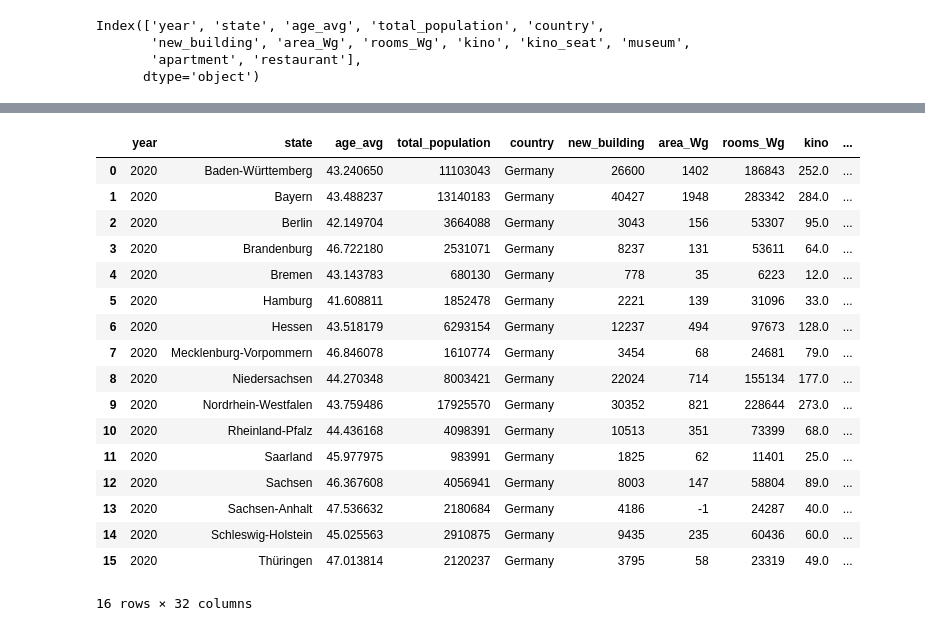
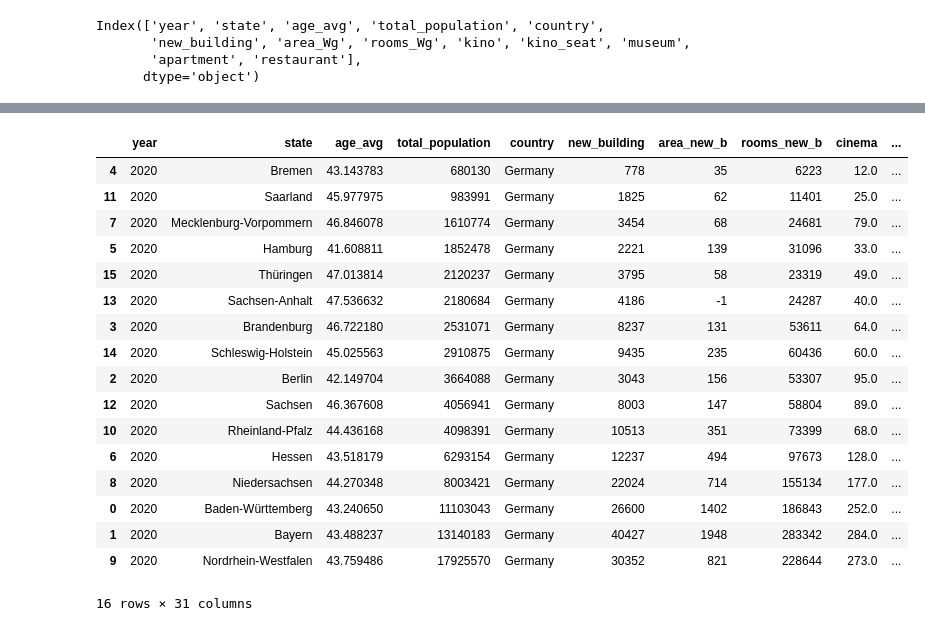
Before and after one commit to deminghh/House-Buyer-Guide, a Jupyter notebook: scoring_bundesland.ipynb, the cells around one changed output, grey strips where cells are left out. Drawn from its saved outputs; the diff is of its cells as text; code cells hidden in the pictures.

Commit message:
Add modified scores

```diff
--- a/scoring_bundesland.ipynb
+++ b/scoring_bundesland.ipynb
@@ -414,15 +436,17 @@ Index(['year', 'state', 'age_avg', 'total_population', 'country',
 # %%
-columns = ['age_avg', 'new_building', 'area_Wg', 'rooms_Wg', 'kino', 'kino_seat', 'museum',
+columns = ['age_avg', 'new_building', 'area_new_b', 'rooms_new_b', 'cinema', 'cinema_seat', 'museum',
        'apartment', 'restaurant']
 
-for col in columns:
+for col in columns[1:]:
     result['%s_per_resident' % col] = result[col] / result['total_population']
 
 min_2020 = result.min()
 max_2020 = result.max()
 
-for col in columns:
+for col in columns[1:]:
     col_pr = '%s_per_resident' % col
     result['scaled_%s' % col] = result[col_pr].map(lambda x: (x - min_2020[col_pr]) / (max_2020[col_pr] - min_2020[col_pr]))
+result['scaled_age_avg'] = result['age_avg'].map(lambda x: (x - min_2020['age_avg']) / (max_2020['age_avg'] - min_2020['age_avg']))
+
 result
 # %% [output]
@@ -446,0 +471,3 @@ result
+# %%
+result.drop(columns=['area_Wg_per_resident', 'rooms_Wg_per_resident', 'kino_per_resident',
+       'kino_seat_per_resident'], inplace=True)
@@ -446,0 +491,13 @@ result
+# %%
+result.columns = ['year', 'state', 'age_avg', 'total_population', 'country',
+       'new_building', 'area_new_b', 'rooms_new_b', 'cinema', 'cinema_seat',
+       'museum', 'apartment', 'restaurant', 'new_building_per_resident',
+       'area_new_b_per_resident', 'rooms_new_b_per_resident',
+       'cinema_per_resident', 'cinema_seat_per_resident',
+       'museum_per_resident', 'apartment_per_resident',
+       'restaurant_per_resident', 'scaled_age_avg','scaled_new_building',
+       'scaled_rooms_new_b', 'scaled_area_new_b', 'scaled_cinema', 'scaled_cinema_seat','scaled_museum',
+       'scaled_apartment', 'scaled_restaurant',
+       'score']
+# %%
+result.drop(columns='age_avg_per_resident', inplace=True)
@@ -447,24 +525,24 @@ result
 # %%
 result['score'] = [0] * 16
 for col in columns:
     result['score'] += result['scaled_%s' % col]
-result
+result.sort_values(by='total_population')
 # %% [output]
-|  | year | state | age_avg | total_population | country | new_building | area_Wg | rooms_Wg | kino | ... |
+|  | year | state | age_avg | total_population | country | new_building | area_new_b | rooms_new_b | cinema | ... |
+| 4 | 2020 | Bremen | 43.143783 | 680130 | Germany | 778 | 35 | 6223 | 12.0 | ... |
+| 11 | 2020 | Saarland | 45.977975 | 983991 | Germany | 1825 | 62 | 11401 | 25.0 | ... |
+| 7 | 2020 | Mecklenburg-Vorpommern | 46.846078 | 1610774 | Germany | 3454 | 68 | 24681 | 79.0 | ... |
+| 5 | 2020 | Hamburg | 41.608811 | 1852478 | Germany | 2221 | 139 | 31096 | 33.0 | ... |
+| 15 | 2020 | Thüringen | 47.013814 | 2120237 | Germany | 3795 | 58 | 23319 | 49.0 | ... |
+| 13 | 2020 | Sachsen-Anhalt | 47.536632 | 2180684 | Germany | 4186 | -1 | 24287 | 40.0 | ... |
+| 3 | 2020 | Brandenburg | 46.722180 | 2531071 | Germany | 8237 | 131 | 53611 | 64.0 | ... |
+| 14 | 2020 | Schleswig-Holstein | 45.025563 | 2910875 | Germany | 9435 | 235 | 60436 | 60.0 | ... |
+| 2 | 2020 | Berlin | 42.149704 | 3664088 | Germany | 3043 | 156 | 53307 | 95.0 | ... |
+| 12 | 2020 | Sachsen | 46.367608 | 4056941 | Germany | 8003 | 147 | 58804 | 89.0 | ... |
+| 10 | 2020 | Rheinland-Pfalz | 44.436168 | 4098391 | Germany | 10513 | 351 | 73399 | 68.0 | ... |
+| 6 | 2020 | Hessen | 43.518179 | 6293154 | Germany | 12237 | 494 | 97673 | 128.0 | ... |
+| 8 | 2020 | Niedersachsen | 44.270348 | 8003421 | Germany | 22024 | 714 | 155134 | 177.0 | ... |
 | 0 | 2020 | Baden-Württemberg | 43.240650 | 11103043 | Germany | 26600 | 1402 | 186843 | 252.0 | ... |
 | 1 | 2020 | Bayern | 43.488237 | 13140183 | Germany | 40427 | 1948 | 283342 | 284.0 | ... |
-| 2 | 2020 | Berlin | 42.149704 | 3664088 | Germany | 3043 | 156 | 53307 | 95.0 | ... |
-| 3 | 2020 | Brandenburg | 46.722180 | 2531071 | Germany | 8237 | 131 | 53611 | 64.0 | ... |
-| 4 | 2020 | Bremen | 43.143783 | 680130 | Germany | 778 | 35 | 6223 | 12.0 | ... |
-| 5 | 2020 | Hamburg | 41.608811 | 1852478 | Germany | 2221 | 139 | 31096 | 33.0 | ... |
-| 6 | 2020 | Hessen | 43.518179 | 6293154 | Germany | 12237 | 494 | 97673 | 128.0 | ... |
-| 7 | 2020 | Mecklenburg-Vorpommern | 46.846078 | 1610774 | Germany | 3454 | 68 | 24681 | 79.0 | ... |
-| 8 | 2020 | Niedersachsen | 44.270348 | 8003421 | Germany | 22024 | 714 | 155134 | 177.0 | ... |
 | 9 | 2020 | Nordrhein-Westfalen | 43.759486 | 17925570 | Germany | 30352 | 821 | 228644 | 273.0 | ... |
-| 10 | 2020 | Rheinland-Pfalz | 44.436168 | 4098391 | Germany | 10513 | 351 | 73399 | 68.0 | ... |
-| 11 | 2020 | Saarland | 45.977975 | 983991 | Germany | 1825 | 62 | 11401 | 25.0 | ... |
-| 12 | 2020 | Sachsen | 46.367608 | 4056941 | Germany | 8003 | 147 | 58804 | 89.0 | ... |
-| 13 | 2020 | Sachsen-Anhalt | 47.536632 | 2180684 | Germany | 4186 | -1 | 24287 | 40.0 | ... |
-| 14 | 2020 | Schleswig-Holstein | 45.025563 | 2910875 | Germany | 9435 | 235 | 60436 | 60.0 | ... |
-| 15 | 2020 | Thüringen | 47.013814 | 2120237 | Germany | 3795 | 58 | 23319 | 49.0 | ... |
-16 rows × 32 columns
+16 rows × 31 columns
```
Also changed, not shown: parts of 11 cells of this notebook, 2 other files.
